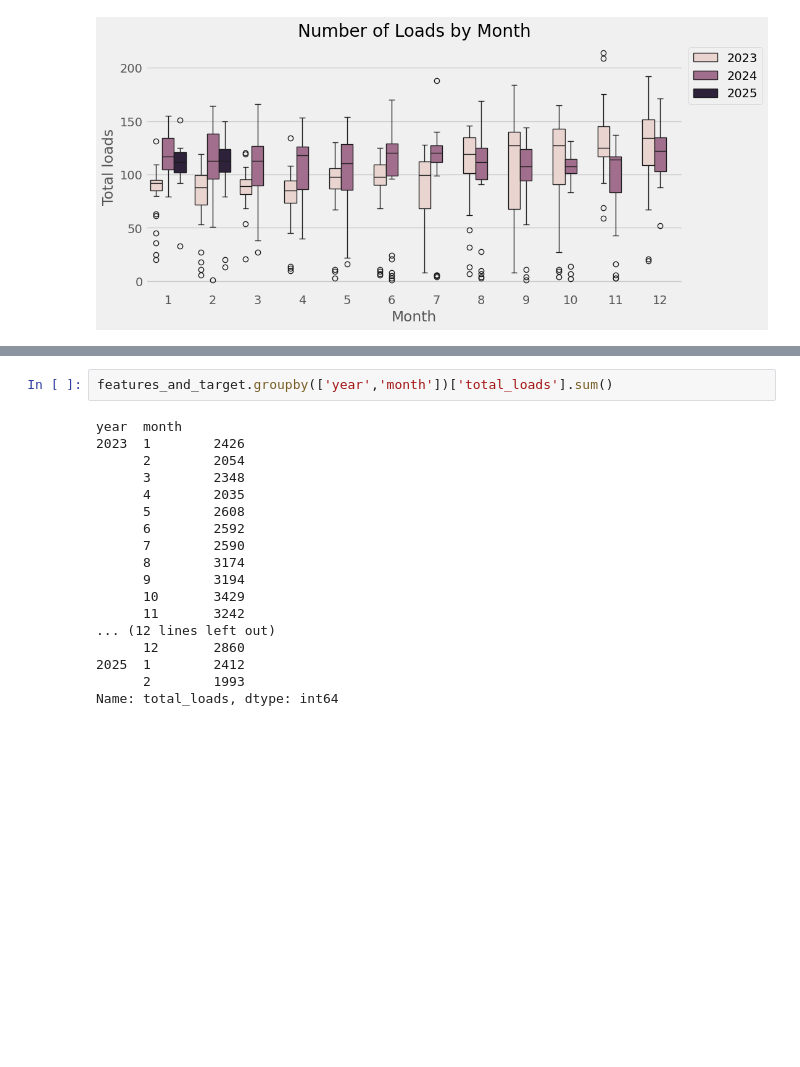
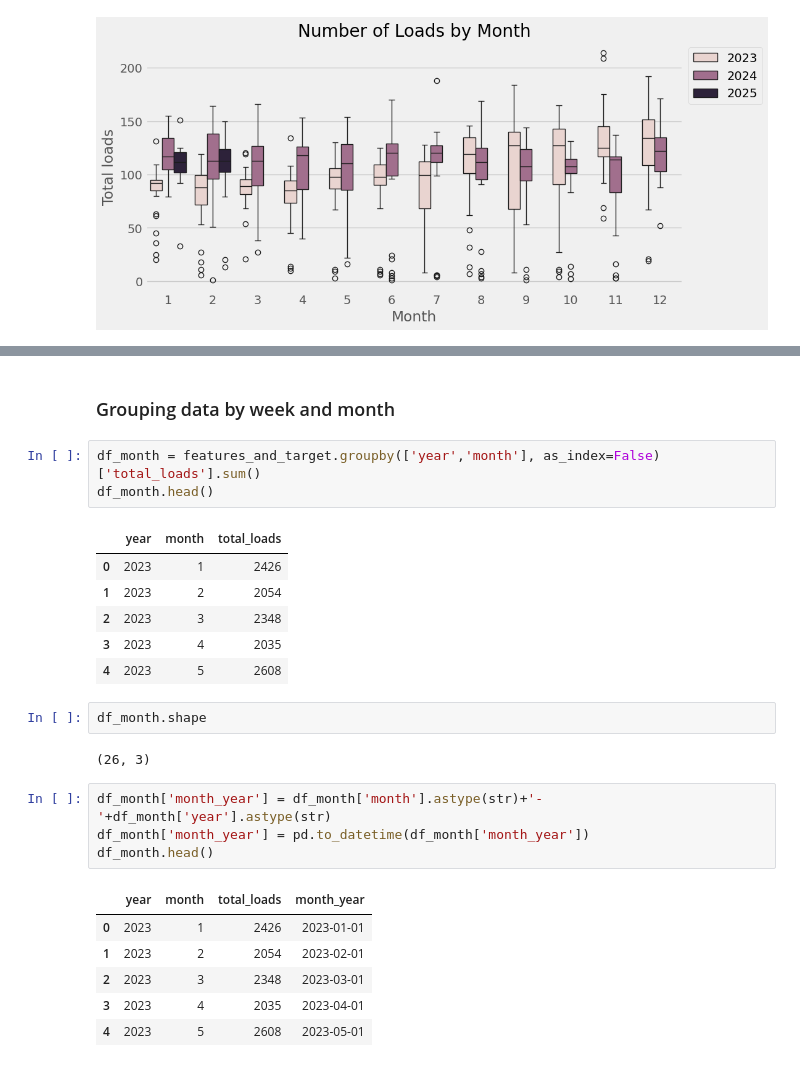
Before and after one commit to diogojfr/time_series_studies, a Jupyter notebook: Daily Loads.ipynb, the cells around one changed output, grey strips where cells are left out. Saved outputs shown, nothing was run; the diff lists cells and outputs as text; blank space fills up the shorter version.

```diff
--- a/Daily Loads.ipynb
+++ b/Daily Loads.ipynb
@@ -125,23 +127,30 @@ features_and_target.head()
 | 2023-01-04 | 2 | 1 | 1 | 2023 | 4 | 4 | 1 | Wednesday | ... |
 | 2023-01-05 | 3 | 1 | 1 | 2023 | 5 | 5 | 1 | Thursday | ... |
 | 2023-01-06 | 4 | 1 | 1 | 2023 | 6 | 6 | 1 | Friday | ... |
+# %% [markdown]
+### Grouping data by week and month
 # %%
-features_and_target.groupby(['year','month'])['total_loads'].sum()
+df_month = features_and_target.groupby(['year','month'], as_index=False)['total_loads'].sum()
+df_month.head()
 # %% [output]
-year  month
-2023  1        2426
-      2        2054
-      3        2348
-      4        2035
-      5        2608
-      6        2592
-      7        2590
-      8        3174
-      9        3194
-      10       3429
-      11       3242
-... (12 lines left out)
-      12       2860
-2025  1        2412
-      2        1993
-Name: total_loads, dtype: int64
+|  | year | month | total_loads |
+| 0 | 2023 | 1 | 2426 |
+| 1 | 2023 | 2 | 2054 |
+| 2 | 2023 | 3 | 2348 |
+| 3 | 2023 | 4 | 2035 |
+| 4 | 2023 | 5 | 2608 |
+# %%
+df_month.shape
+# %% [output]
+(26, 3)
+# %%
+df_month['month_year'] = df_month['month'].astype(str)+'-'+df_month['year'].astype(str)
+df_month['month_year'] = pd.to_datetime(df_month['month_year'])
+df_month.head()
+# %% [output]
+|  | year | month | total_loads | month_year |
+| 0 | 2023 | 1 | 2426 | 2023-01-01 |
+| 1 | 2023 | 2 | 2054 | 2023-02-01 |
+| 2 | 2023 | 3 | 2348 | 2023-03-01 |
+| 3 | 2023 | 4 | 2035 | 2023-04-01 |
+| 4 | 2023 | 5 | 2608 | 2023-05-01 |
```
Also changed, not shown: parts of 11 cells of this notebook.
